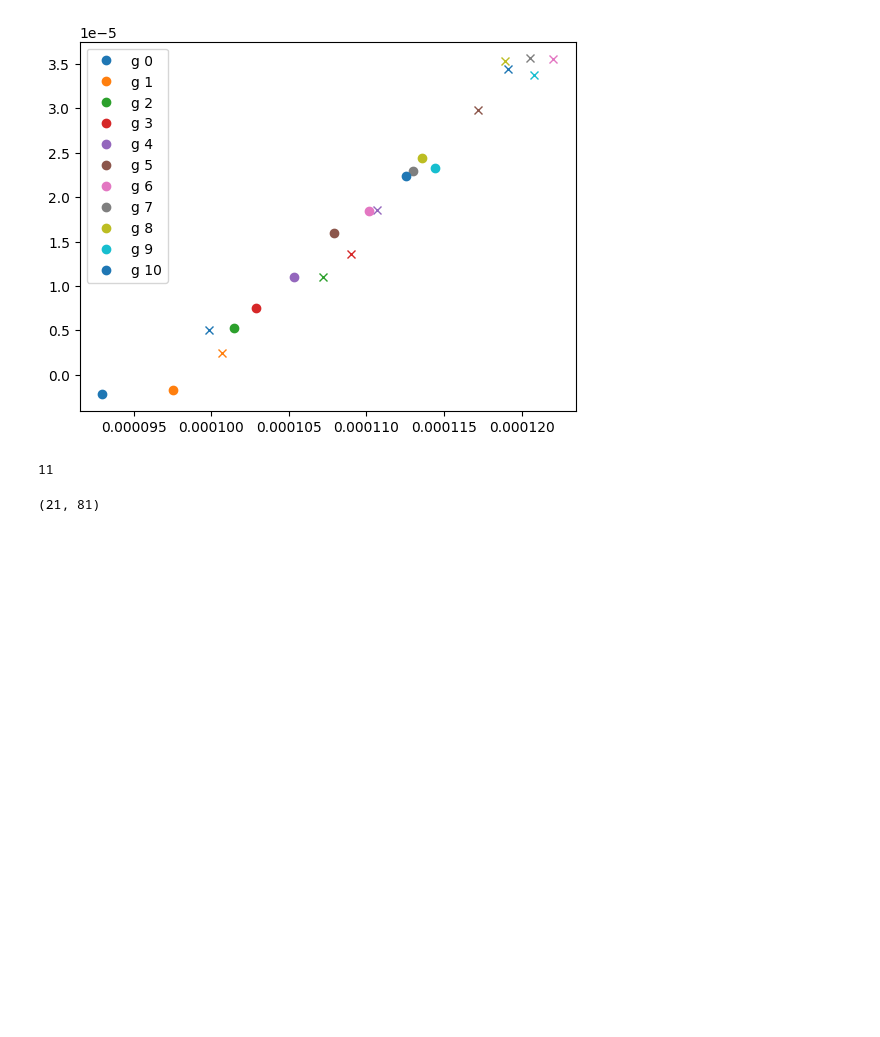
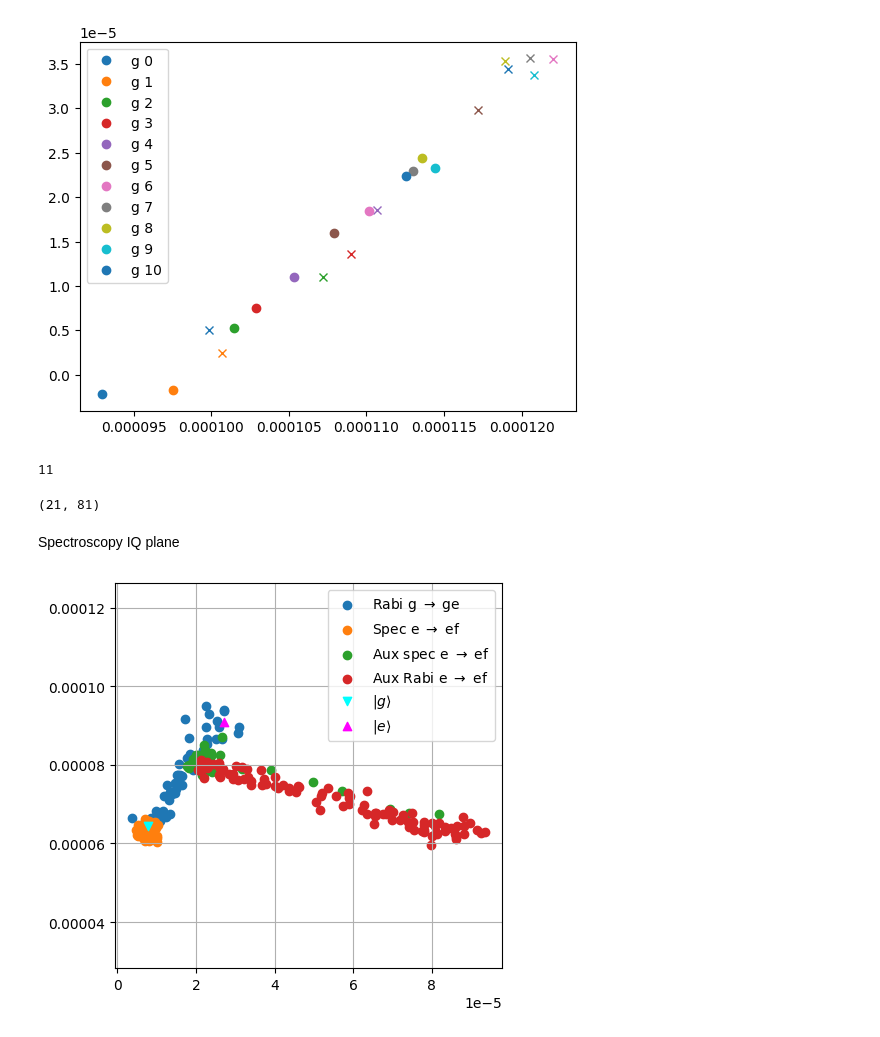
Before and after one commit to SQIL-EPFL/sqil-experiments, a Jupyter notebook: sqil_experiments/analysis/quick_plot.ipynb, the cells around one changed output. Drawn from its saved outputs; the diff is of its cells as text; code cells hidden in the pictures; blank space fills up the shorter version.

```diff
--- a/sqil_experiments/analysis/quick_plot.ipynb
+++ b/sqil_experiments/analysis/quick_plot.ipynb
@@ -1359,3 +2040,47 @@ plt.show()
 data.shape
 # %% [output]
 (21, 81)
+# %% [markdown]
+Spectroscopy IQ plane
+# %%
+%matplotlib inline
+
+fig, ax = plt.subplots(1,1, figsize=(5,5))
+
+# path_g_ge = r"Z:\Projects\Stormcrow\data\20251110_stormcrow_N17\2026-01-06\11723-qubit_spectroscopy_2026-01-06T190401"
+# d = extract_h5_data(path_g_ge, ["q0/data"])
+# ax.scatter(d.real, d.imag, label=r"Spec g $\rightarrow$ ge")
+
+path_g_ef = r"Z:\Projects\Stormcrow\data\20251110_stormcrow_N17\2026-01-06\11725-time_rabi_2026-01-06T190713"
+d = extract_h5_data(path_g_ef, ["q0/data"])
+ax.scatter(d.real, d.imag, label=r"Rabi g $\rightarrow$ ge")
+
+path_e_ge = r"Z:\Projects\Stormcrow\data\20251110_stormcrow_N17\2026-01-06\11733-qubit_spectroscopy_2026-01-06T193250"
+d = extract_h5_data(path_e_ge, ["q0/data"])
+ax.scatter(d.real, d.imag, label=r"Spec e $\rightarrow$ ef")
+
+path_rabi_ef = r"Z:\Projects\Stormcrow\data\20251110_stormcrow_N17\2026-01-06\11725-time_rabi_2026-01-06T190713"
+d = extract_h5_data(path_rabi_ef, ["q0/data"])
+ax.scatter(d.real, d.imag, label=r"Rabi e $\rightarrow$ ef")
+
+path_g_ef = r"Z:\Projects\Stormcrow\data\20251110_stormcrow_N17\2026-01-06\11724-qubit_spectroscopy_aux_2026-01-06T190510"
+d = extract_h5_data(path_g_ef, ["q0/data"])
+ax.scatter(d.real, d.imag, label=r"Aux spec e $\rightarrow$ ef")
+
+
+path_rabi_ef= r"Z:\Projects\Stormcrow\data\20251110_stormcrow_N17\2026-01-06\11722-time_rabi_aux_2026-01-06T185146"
+d = extract_h5_data(path_rabi_ef, ["q0/data"])
+ax.scatter(d.real, d.imag, label=r"Aux Rabi e $\rightarrow$ ef")
+
+path_blobs = r"Z:\Projects\Stormcrow\data\20251110_stormcrow_N17\2026-01-06\11739-single_shot_2026-01-06T194329"
+g,e = extract_h5_data(path_blobs, ["q0/g", "q0/e"])
+ax.scatter(np.mean(g.real), np.mean(g.imag), marker="v", color="cyan", label=r"$|g\rangle$", zorder=100)
+ax.scatter(np.mean(e.real), np.mean(e.imag), marker="^", color="magenta", label=r"$|e\rangle$", zorder=100)
+
+
+ax.axis('equal')
+ax.grid(True)
+ax.legend()
+plt.show()
+# %% [output]
+[figure, added]
```
Also changed, not shown: parts of 49 cells of this notebook, 2 other files.
